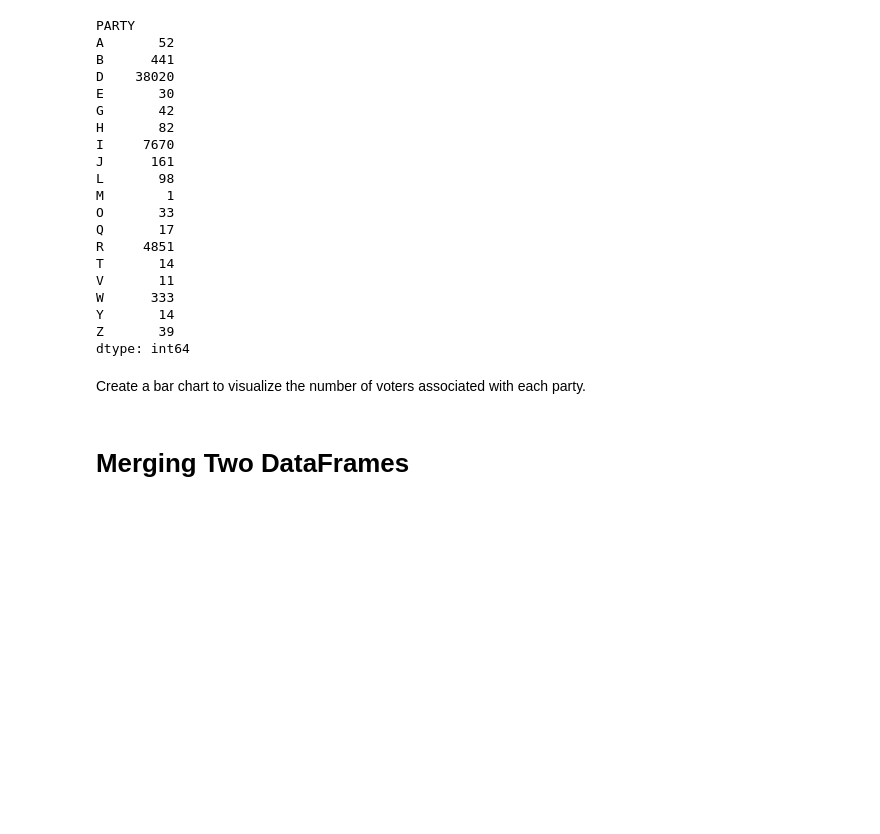
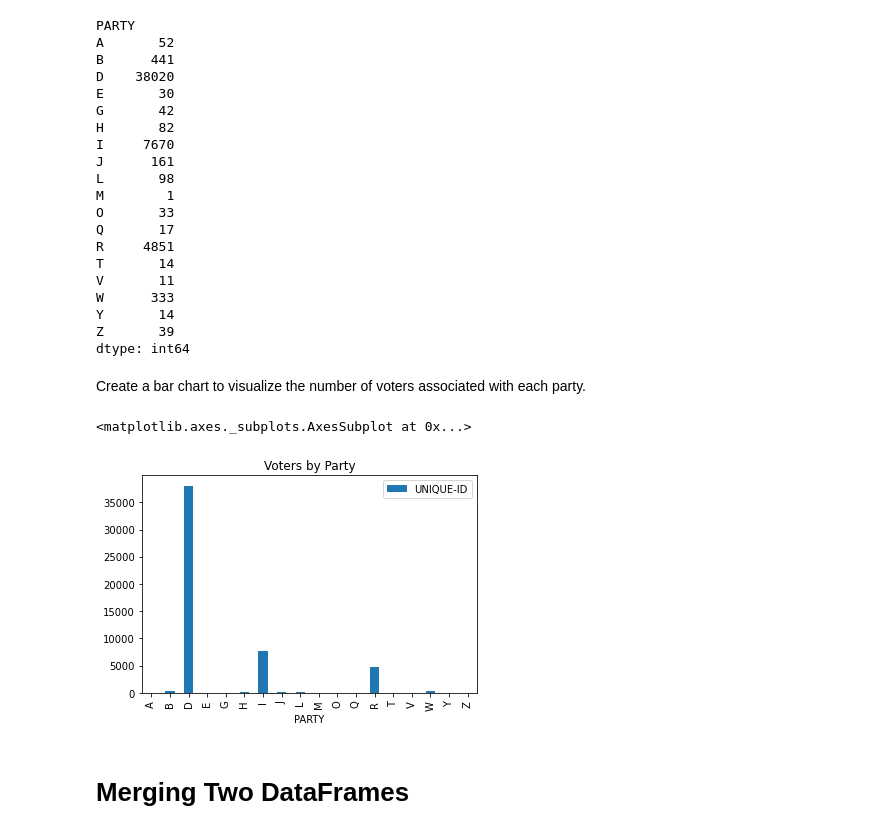
Before and after one commit to deanastuart/DataEngineering.Labs.RegisteredVotersFileWilmingtonDE, a Jupyter notebook: wilmington_de_registered_voters.ipynb, the cells around one changed output. Drawn from its saved outputs; the diff is of its cells as text; code cells hidden in the pictures; blank space fills up the shorter version.

```diff
--- a/wilmington_de_registered_voters.ipynb
+++ b/wilmington_de_registered_voters.ipynb
@@ -232,3 +231,9 @@ Create a bar chart to visualize the number of voters associated with each party.
+# %%
+grouped_party = voters.groupby(['PARTY']).nunique()
+grouped_party.plot.bar(y="UNIQUE-ID", title="Voters by Party")
+# %% [output]
+<matplotlib.axes._subplots.AxesSubplot at 0x...>
+[figure, added]
 # %% [markdown]
 # Merging Two DataFrames
 # %% [markdown]
```
Also changed, not shown: parts of 14 cells of this notebook.
